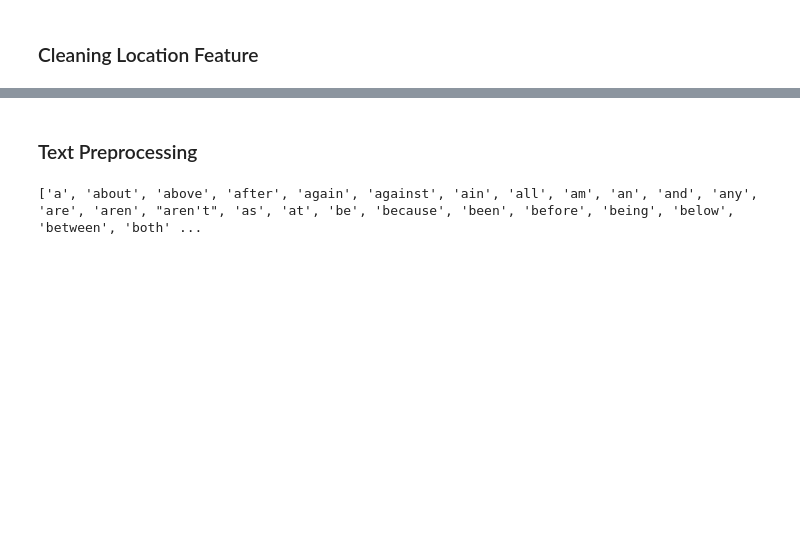
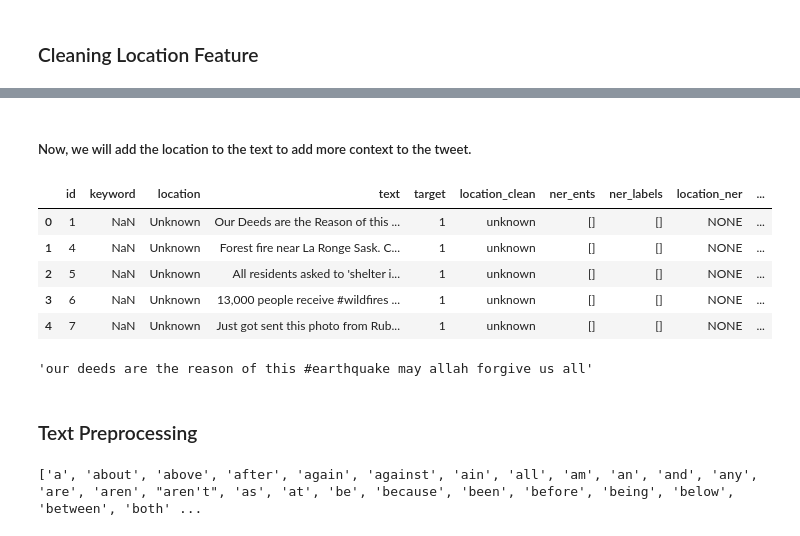
Before and after one commit to cpicazo8304/Disaster-Tweets-Prediction, a Jupyter notebook: notebooks/nlp-with-disaster-tweets.ipynb, the cells around one changed output, grey strips where cells are left out. Drawn from its saved outputs; the diff is of its cells as text; code cells hidden in the pictures; blank space fills up the shorter version.

Commit message:
Kaggle Notebook | NLP with Disaster Tweets | finished processing location feature

```diff
--- a/notebooks/nlp-with-disaster-tweets.ipynb
+++ b/notebooks/nlp-with-disaster-tweets.ipynb
@@ -138,0 +83,4 @@ data.head()
+# %%
+# extracts text and ner tag for each token used for the location of each tweet
+def get_ner_vals(doc):
+    return [(token.text, token.label_) for token in doc.ents]
@@ -138,0 +99,17 @@ data.head()
+# %%
+# gets the most frequent label from the tokens to declare the phrase as that label
+def get_most_freq_label(ent_labels):
+    if len(ent_labels) == 0:
+        return "NONE"
+    labels_series = pd.Series(ent_labels)
+    return labels_series.value_counts().index[0]
+# %%
+nlp = spacy.load('en_core_web_sm')
+docs = list(nlp.pipe(data['location'].tolist(), disable=[])) # process the docs for each locaiton value
+data['ner_ents'] = [get_ner_vals(doc) for doc in docs]
+
+# extract labels from NER entities
+data['ner_labels'] = data['ner_ents'].apply(lambda ents: [change_label_name(label) for _, label in ents])
+
+# use the most frequent NER label as the label for all the tokens
+data['location_ner'] = data['ner_labels'].apply(get_most_freq_label)
@@ -139,3 +145,33 @@ data.head()
+# %% [markdown]
+<h5>Now, we will add the location to the text to add more context to the tweet.</h5>
+# %%
+def add_location_and_text(text, location, ner_tag):
+    if ner_tag == 'LOCATION' or ner_tag == "ORG":
+        return text + ', [LOC] ' + location
+    else:
+        return text
+# %%
+# lowercase
+data['text_clean'] = data['text'].str.lower()
+data['location_clean'] = data['location'].str.lower()
+
+# remove any non words
+data['location_clean'] = data.apply(lambda x: re.sub(r'([^\w\s])', '', x['location_clean']), axis=1)
+
+# add both columns together if location is good
+data['text + location'] = data.apply(lambda x: add_location_and_text(x['text_clean'], x['location_clean'], x['location_ner']), axis=1)
+data.head()
+# %% [output]
+|  | id | keyword | location | text | target | location_clean | ner_ents | ner_labels | location_ner | ... |
+| 0 | 1 | NaN | Unknown | Our Deeds are the Reason of this ... | 1 | unknown | [] | [] | NONE | ... |
+| 1 | 4 | NaN | Unknown | Forest fire near La Ronge Sask. C... | 1 | unknown | [] | [] | NONE | ... |
+| 2 | 5 | NaN | Unknown | All residents asked to 'shelter i... | 1 | unknown | [] | [] | NONE | ... |
+| 3 | 6 | NaN | Unknown | 13,000 people receive #wildfires ... | 1 | unknown | [] | [] | NONE | ... |
+| 4 | 7 | NaN | Unknown | Just got sent this photo from Rub... | 1 | unknown | [] | [] | NONE | ... |
+# %%
+data['text + location'][0]
+# %% [output]
+'our deeds are the reason of this #earthquake may allah forgive us all'
 # %% [markdown]
 <h3>Text Preprocessing</h3>
 # %%
```
Also changed, not shown: parts of 13 cells of this notebook.
